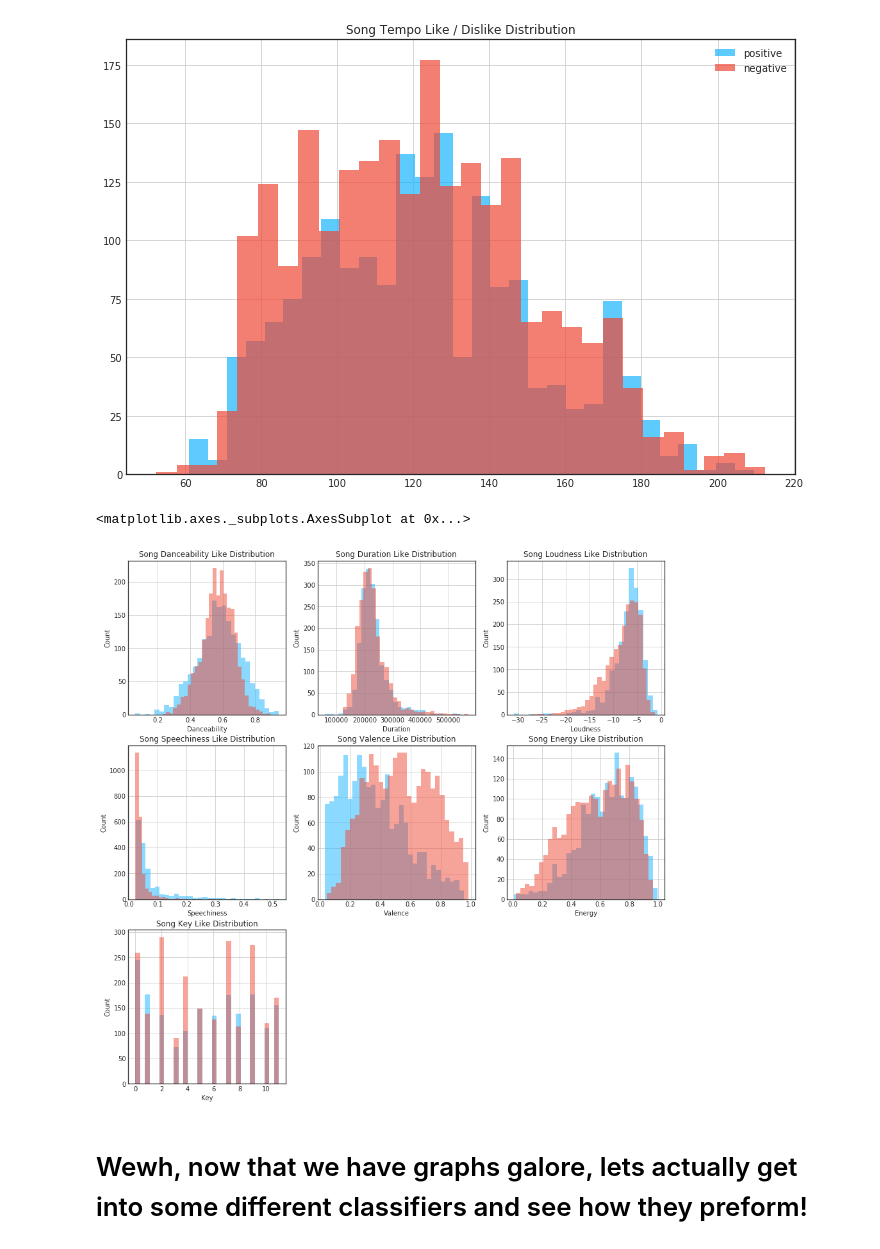
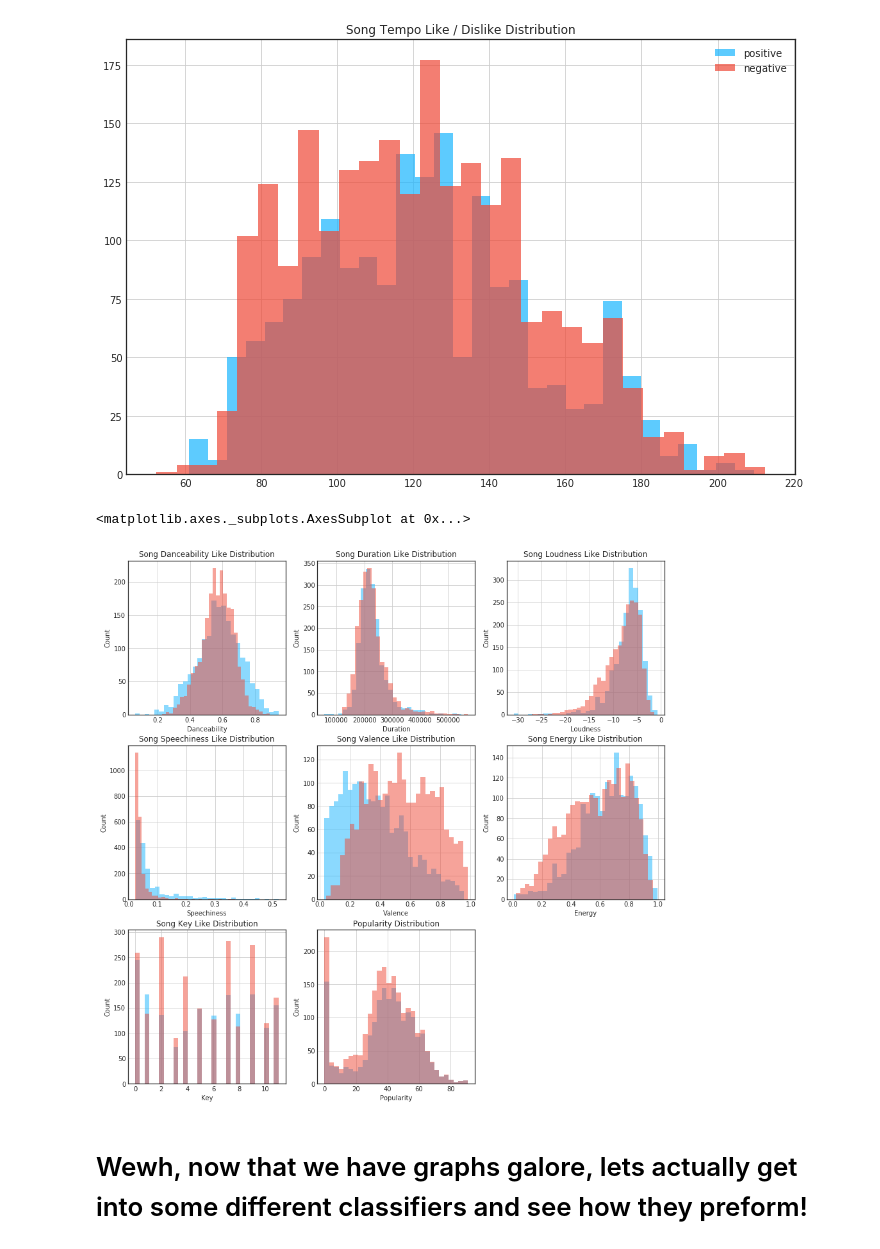
Before and after one commit to nab0310/SpotifyML, a Jupyter notebook: spotify/Final Pretty Spotify Data Classifier.ipynb, the cells around one changed output. Drawn from its saved outputs; the diff is of its cells as text; code cells hidden in the pictures.

```diff
--- a/spotify/Final Pretty Spotify Data Classifier.ipynb
+++ b/spotify/Final Pretty Spotify Data Classifier.ipynb
@@ -82,3 +100,13 @@ for i in range(len(bad_songs)):
     bad_ids.append(bad_songs[i]['track']['id'])
 # %% [output]
 2226
+# %%
+good_artist_pop = []
+bad_artist_pop = []
+for i in range(0,len(good_tracks)):
+    print(good_tracks[])
+    #good_artist_pop.append(sp.artist(good_tracks[i]['track']['artists'][0]['id'])['popularity'])
+
+#for track in bad_tracks:
+ #   popularity = sp.artist(track['track']['artists'][0]['id'])['popularity']
+  #  bad_artist_pop.append(populartiy)
@@ -86,14 +117,23 @@ for i in range(len(bad_songs)):
 #Here is where we get all of the audio_features for the tracks on the good and bad playlists.
 features = []
 inSavedTracks = []
+j = 0
 for i in range(0,len(good_ids),50):
     audio_features = sp.audio_features(good_ids[i:i+50])
     for track in audio_features:
         features.append(track)
+        track = good_songs[j]
+        j= j+1
+        features[-1]['trackPopularity'] = track['track']['popularity']
+        features[-1]['artistPopularity'] = sp.artist(track['track']['artists'][0]['id'])['popularity']
         features[-1]['target'] = 1
-
+j = 0
 for i in range(0,len(bad_ids),50):
     audio_features = sp.audio_features(bad_ids[i:i+50])
     for track in audio_features:
         features.append(track)
+        track = good_songs[j]
+        j= j+1
+        features[-1]['trackPopularity'] = track['track']['popularity']
+        features[-1]['artistPopularity'] = sp.artist(track['track']['artists'][0]['id'])['popularity']
         features[-1]['target'] = 0
@@ -150,3 +192,5 @@ pos_key = trainingData[trainingData['target'] == 1]['key']
 neg_key = trainingData[trainingData['target'] == 0]['key']
 pos_instrumentalness = trainingData[trainingData['target'] == 1]['instrumentalness']
 neg_instrumentalness = trainingData[trainingData['target'] == 0]['instrumentalness']
+pos_popularity = trainingData[trainingData['target'] == 1]['trackPopularity']
+neg_popularity = trainingData[trainingData['target'] == 0]['trackPopularity']
@@ -199,34 +264,43 @@ ax10 = fig2.add_subplot(334)
 neg_speechiness.hist(alpha= 0.5, bins=30)
 
 #Valence
 ax11 = fig2.add_subplot(335)
 ax11.set_xlabel('Valence')
 ax11.set_ylabel('Count')
 ax11.set_title('Song Valence Like Distribution')
 pos_valence.hist(alpha= 0.5, bins=30)
 ax12 = fig2.add_subplot(335)
 neg_valence.hist(alpha= 0.5, bins=30)
 
 #Energy
 ax13 = fig2.add_subplot(336)
 ax13.set_xlabel('Energy')
 ax13.set_ylabel('Count')
 ax13.set_title('Song Energy Like Distribution')
 pos_energy.hist(alpha= 0.5, bins=30)
 ax14 = fig2.add_subplot(336)
 neg_energy.hist(alpha= 0.5, bins=30)
 
 #Key
 ax15 = fig2.add_subplot(337)
 ax15.set_xlabel('Key')
 ax15.set_ylabel('Count')
 ax15.set_title('Song Key Like Distribution')
 pos_key.hist(alpha= 0.5, bins=30)
 ax16 = fig2.add_subplot(337)
 neg_key.hist(alpha= 0.5, bins=30)
+
+#Key
+ax15 = fig2.add_subplot(338)
+ax15.set_xlabel('Popularity')
+ax15.set_ylabel('Count')
+ax15.set_title('Popularity Distribution')
+pos_popularity.hist(alpha= 0.5, bins=30)
+ax16 = fig2.add_subplot(338)
+neg_popularity.hist(alpha= 0.5, bins=30)
 # %% [output]
 <matplotlib.axes._subplots.AxesSubplot at 0x...>
-[figure, old version]
+[figure, new version]
 # %% [markdown]
 # Wewh, now that we have graphs galore, lets actually get into some different classifiers and see how they preform!
 # %%
```
Also changed, not shown: parts of 6 cells of this notebook, 1 other file.
